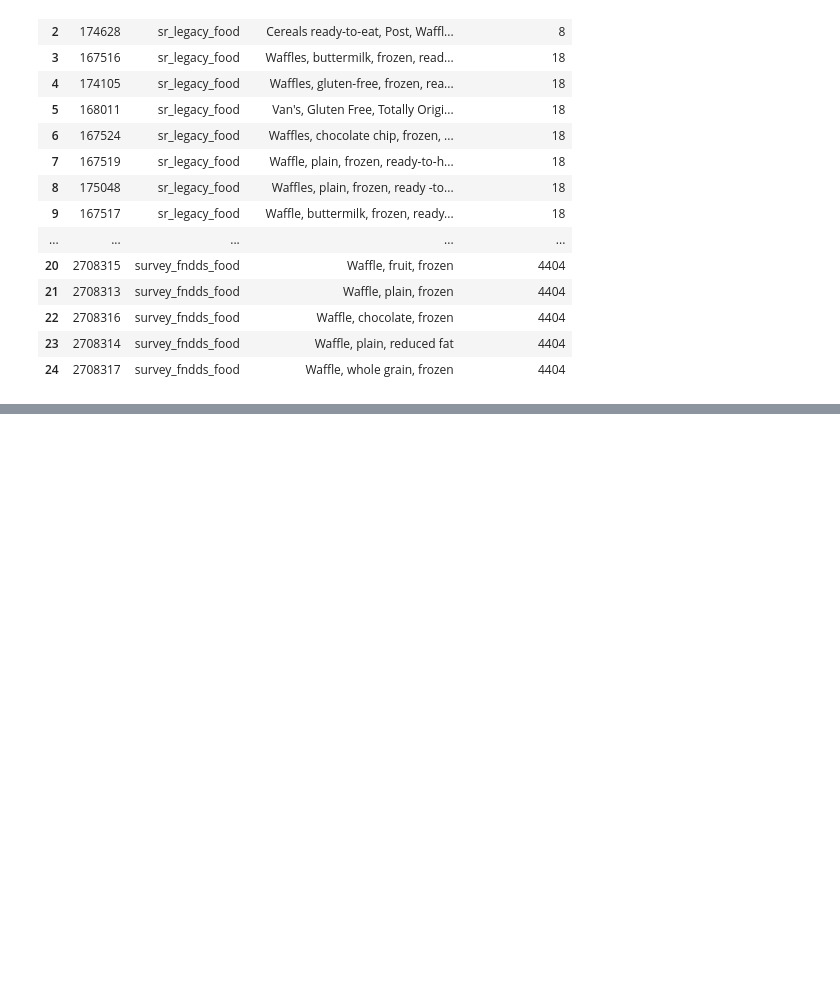
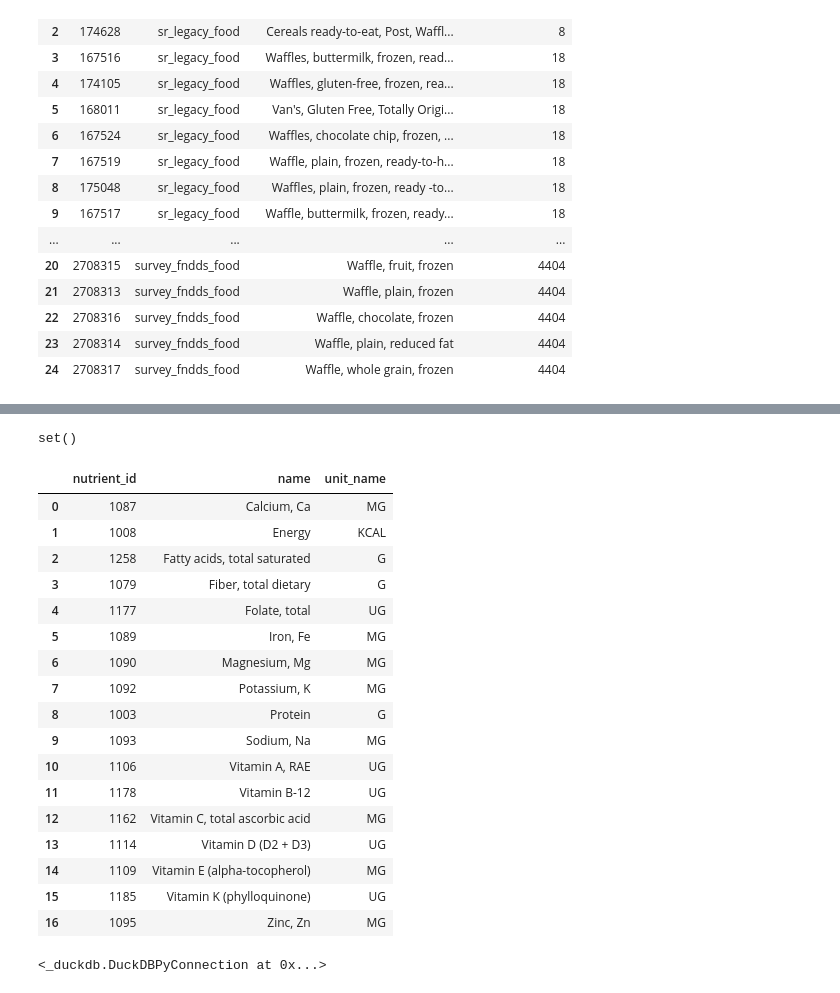
Before and after one commit to sam-volstad/nutrition_assistant, a Jupyter notebook: notebooks/nutrition_db.ipynb, the cells around one changed output, grey strips where cells are left out. Saved outputs shown, nothing was run; the diff lists cells and outputs as text; code cells hidden in the pictures; blank space fills up the shorter version.

```diff
--- a/notebooks/nutrition_db.ipynb
+++ b/notebooks/nutrition_db.ipynb
@@ -634,0 +679,13 @@ from nutrition_assistant.engine.nutrition_engine import NutritionEngine
+# %%
+from nutrition_assistant.repositories.meal_repository import MealRepository
+import pandas as pd
+
+meal_repo = MealRepository(repo.con)
+
+pd.set_option("display.max_columns", None)   # Show all columns
+pd.set_option("display.max_rows", None)      # Show all rows
+pd.set_option("display.width", None)         # Don't constrain total width
+pd.set_option("display.max_colwidth", None)  # Don't truncate cell contents
+
+
+display(repo.search("Uncrustable", 10))
@@ -634,0 +882,66 @@ from nutrition_assistant.engine.nutrition_engine import NutritionEngine
+# %%
+found_names = set(target_nutrients["name"])
+missing_names = set(target_nutrient_names) - found_names
+
+missing_names
+# %% [output]
+set()
+# %%
+target_nutrients = target_nutrients[
+    ~(
+        (target_nutrients["name"] == "Energy")
+        & (target_nutrients["unit_name"] != "KCAL")
+    )
+].reset_index(drop=True)
+
+target_nutrients
+# %% [output]
+|  | nutrient_id | name | unit_name |
+| 0 | 1087 | Calcium, Ca | MG |
+| 1 | 1008 | Energy | KCAL |
+| 2 | 1258 | Fatty acids, total saturated | G |
+| 3 | 1079 | Fiber, total dietary | G |
+| 4 | 1177 | Folate, total | UG |
+| 5 | 1089 | Iron, Fe | MG |
+| 6 | 1090 | Magnesium, Mg | MG |
+| 7 | 1092 | Potassium, K | MG |
+| 8 | 1003 | Protein | G |
+| 9 | 1093 | Sodium, Na | MG |
+| 10 | 1106 | Vitamin A, RAE | UG |
+| 11 | 1178 | Vitamin B-12 | UG |
+| 12 | 1162 | Vitamin C, total ascorbic acid | MG |
+| 13 | 1114 | Vitamin D (D2 + D3) | UG |
+| 14 | 1109 | Vitamin E (alpha-tocopherol) | MG |
+| 15 | 1185 | Vitamin K (phylloquinone) | UG |
+| 16 | 1095 | Zinc, Zn | MG |
+# %%
+con.execute("""
+CREATE SEQUENCE IF NOT EXISTS target_profile_id_seq START 1;
+""")
+
+con.execute("""
+CREATE TABLE IF NOT EXISTS target_profiles (
+    profile_id BIGINT PRIMARY KEY DEFAULT nextval('target_profile_id_seq'),
+    profile_name VARCHAR NOT NULL UNIQUE,
+    notes VARCHAR
+);
+""")
+
+con.execute("""
+CREATE TABLE IF NOT EXISTS nutrient_targets_v2 (
+    profile_id BIGINT NOT NULL,
+    nutrient_id BIGINT NOT NULL,
+
+    minimum_amount DOUBLE,
+    target_amount DOUBLE,
+    maximum_amount DOUBLE,
+
+    reference_type VARCHAR,
+    period VARCHAR NOT NULL DEFAULT 'daily',
+    notes VARCHAR,
+
+    PRIMARY KEY (profile_id, nutrient_id)
+);
+""")
+# %% [output]
+<_duckdb.DuckDBPyConnection at 0x...>
```
Also changed, not shown: parts of 14 cells of this notebook, 2 other files.
